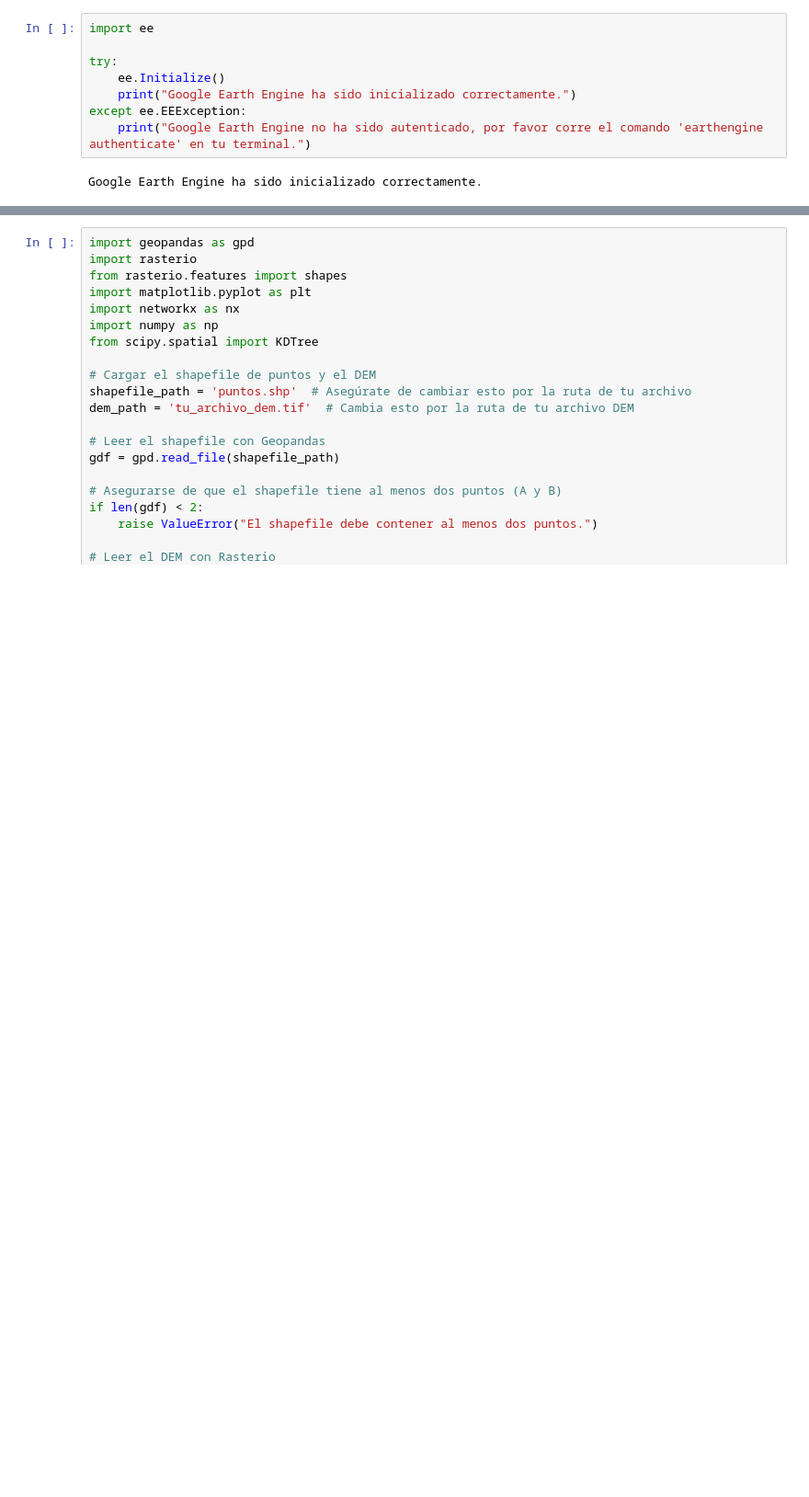
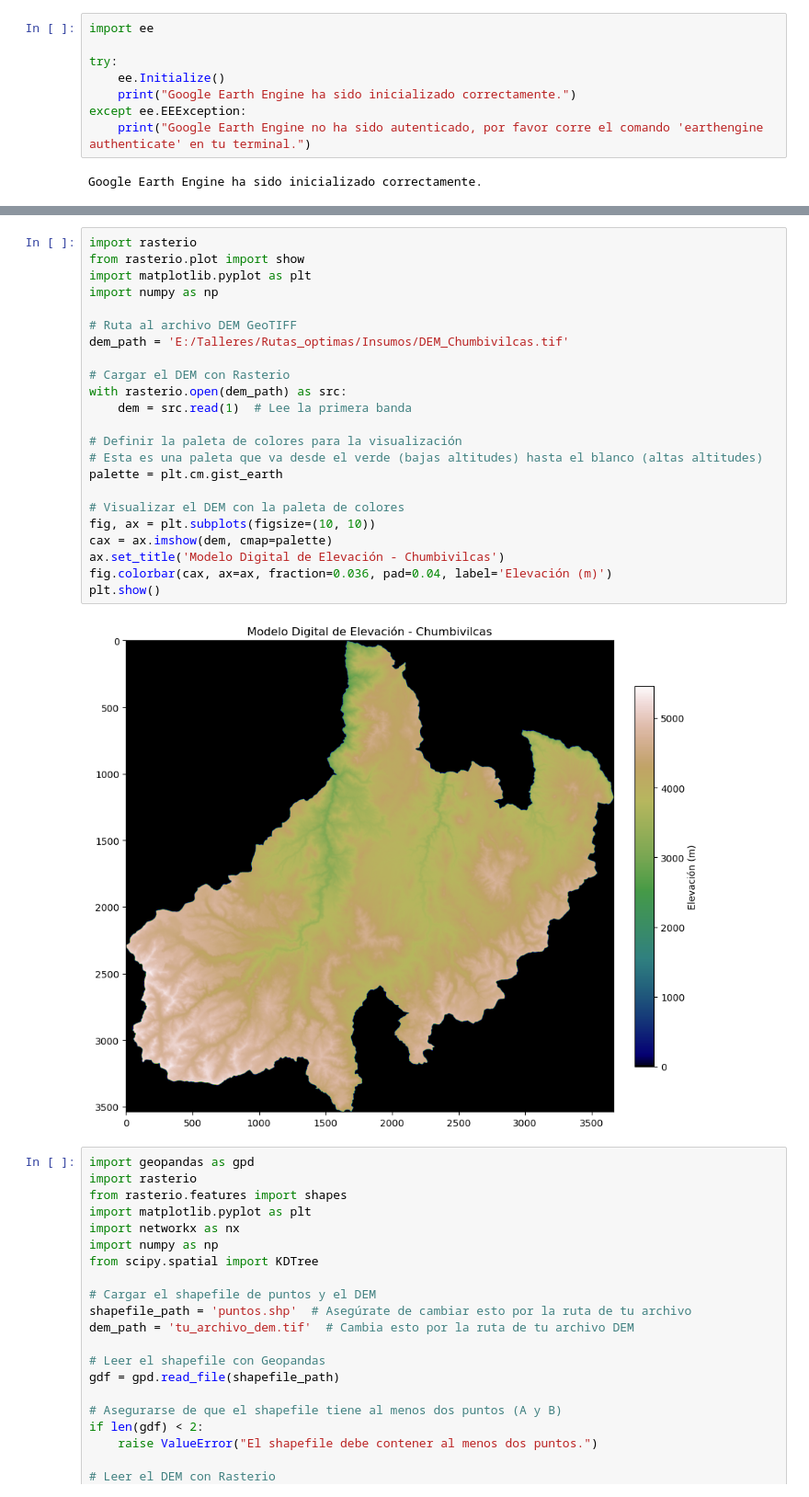
Before and after one commit to mario199745/Rutas_optimas, a Jupyter notebook: script/route_optimal.ipynb, the cells around one changed output, grey strips where cells are left out. Shown at 92% size. Cells and saved outputs as stored; diff of their text form; blank space fills up the shorter version.

```diff
--- a/script/route_optimal.ipynb
+++ b/script/route_optimal.ipynb
@@ -11,3 +49,28 @@ Google Earth Engine ha sido inicializado correctamente.
+# %%
+import rasterio
+from rasterio.plot import show
+import matplotlib.pyplot as plt
+import numpy as np
+
+# Ruta al archivo DEM GeoTIFF
+dem_path = 'E:/Talleres/Rutas_optimas/Insumos/DEM_Chumbivilcas.tif'
+
+# Cargar el DEM con Rasterio
+with rasterio.open(dem_path) as src:
+    dem = src.read(1)  # Lee la primera banda
+
+# Definir la paleta de colores para la visualización
+# Esta es una paleta que va desde el verde (bajas altitudes) hasta el blanco (altas altitudes)
+palette = plt.cm.gist_earth
+
+# Visualizar el DEM con la paleta de colores
+fig, ax = plt.subplots(figsize=(10, 10))
+cax = ax.imshow(dem, cmap=palette)
+ax.set_title('Modelo Digital de Elevación - Chumbivilcas')
+fig.colorbar(cax, ax=ax, fraction=0.036, pad=0.04, label='Elevación (m)')
+plt.show()
+# %% [output]
+[figure, added]
 # %%
 import geopandas as gpd
 import rasterio
```
Also changed, not shown: parts of 2 cells of this notebook, 1 other file.
